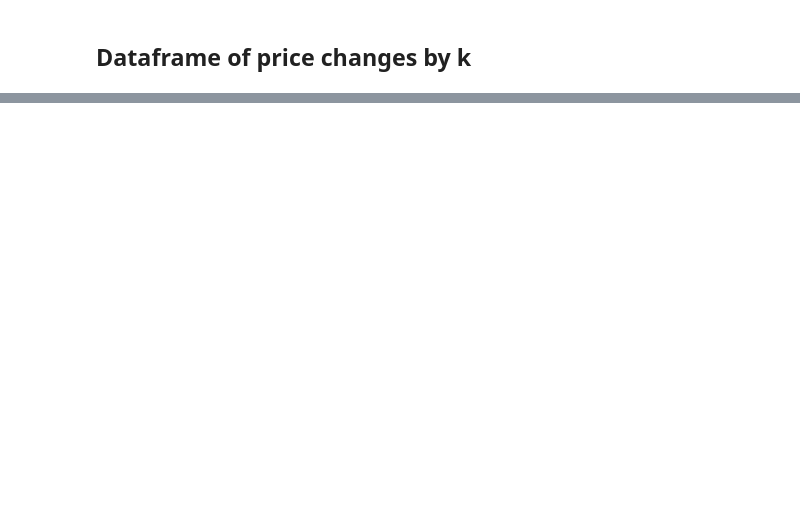
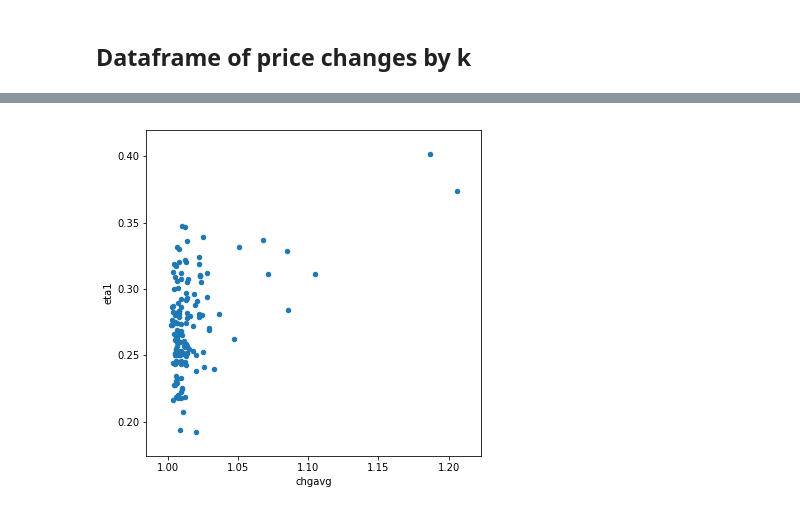
Before and after one commit to fagan2888/UZStats, a Jupyter notebook: CME_Tick_Changes.ipynb, the cells around one changed output, grey strips where cells are left out. Drawn from its saved outputs; the diff is of its cells as text; code cells hidden in the pictures; blank space fills up the shorter version.

```diff
--- a/CME_Tick_Changes.ipynb
+++ b/CME_Tick_Changes.ipynb
@@ -555,0 +324,4 @@ sns.lmplot(x='Trade Qty', y='Avg_Cost', data=DF_STATS_EUR_COST_NI_2[DF_STATS_EUR
+# %%
+DF_STATS_EUR.plot.scatter(x='chgavg', y='eta1', figsize=(6,6));
+# %% [output]
+[figure, added]
```
Also changed, not shown: parts of 121 cells of this notebook.
